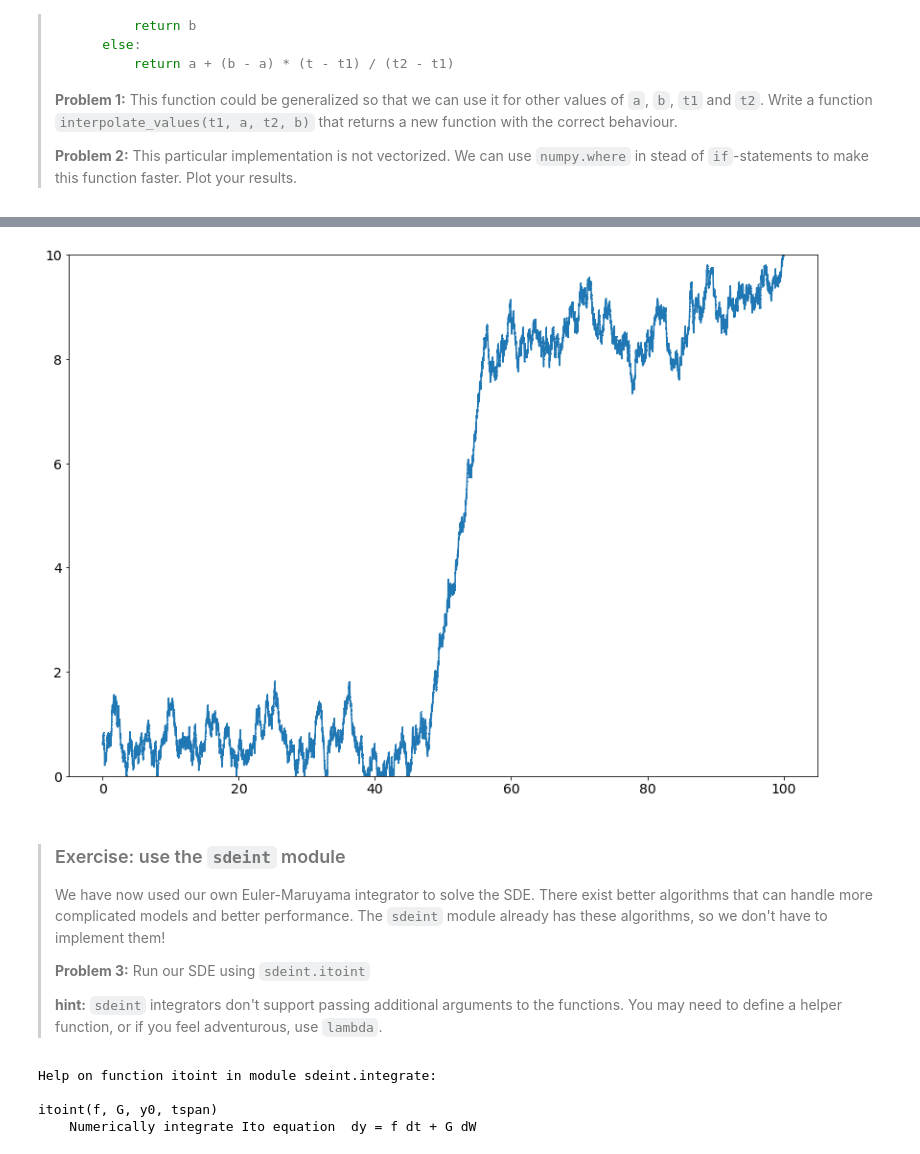
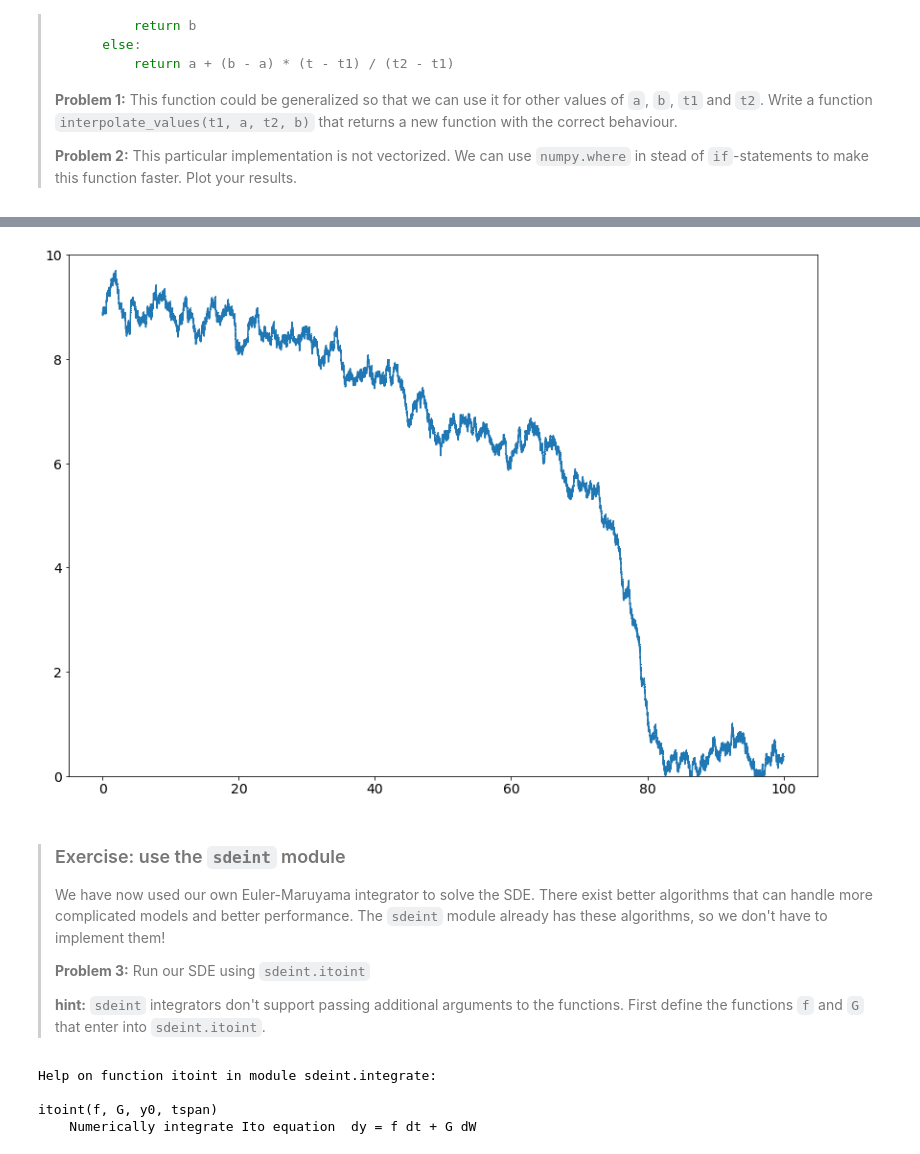
Before and after one commit to jhidding/stability, a Jupyter notebook: May77.ipynb, the cells around one changed output, grey strips where cells are left out. Cells and saved outputs as stored; diff of their text form; code cells hidden in the pictures.

```diff
--- a/May77.ipynb
+++ b/May77.ipynb
@@ -375,5 +375,9 @@ def interpolate_values(t1, a, t2, b):
 
     return f
 
-variable_c = interpolate_values(0, 3.0, 100, 0.5)
+variable_c = interpolate_values(10, 1.0, 90, 3.5)
+
+t = np.linspace(0, 100, 100)
+plt.plot(t, variable_c(t))
+plt.show()
 # Solution, delete before sharing =========================================
@@ -380,25 +386,25 @@ variable_c = interpolate_values(0, 3.0, 100, 0.5)
 # %%
-sigma_const = 0.5
+sigma_const = 0.3
 m = 1
-x0 = np.random.normal(loc=0.5, scale=0.1, size=m)
+x0 = np.random.normal(loc=9.0, scale=0.1, size=m)
 settings.update(c=variable_c)
 
 t, x = euler_maruyama(
-    df=dNdt_varc, dt=0.01, x0=x0, sigma=sigma, args=settings, n=10000)
+    df=dNdt_varc, dt=0.005, x0=x0, sigma=sigma, args=settings, n=20000)
 
 fig = plt.subplot(111)
 fig.set_ylim(0.0, 10)
 fig.plot(np.repeat(t[:,None], m, axis=1), x, marker=',')
 plt.show()
 # %% [output]
-[figure, old version]
+[figure, new version]
 # %% [markdown]
 > ### Exercise: use the `sdeint` module
 > We have now used our own Euler-Maruyama integrator to solve the SDE. There exist better algorithms that can handle more complicated models and better performance. The `sdeint` module already has these algorithms, so we don't have to implement them!
 >
 > **Problem 3:** Run our SDE using `sdeint.itoint`
 >
-> **hint:** `sdeint` integrators don't support passing additional arguments to the functions. You may need to define a helper function, or if you feel adventurous, use `lambda`.
+> **hint:** `sdeint` integrators don't support passing additional arguments to the functions. First define the functions `f` and `G` that enter into `sdeint.itoint`.
 # %%
 import sdeint
 
```
Also changed, not shown: parts of 15 cells of this notebook.
